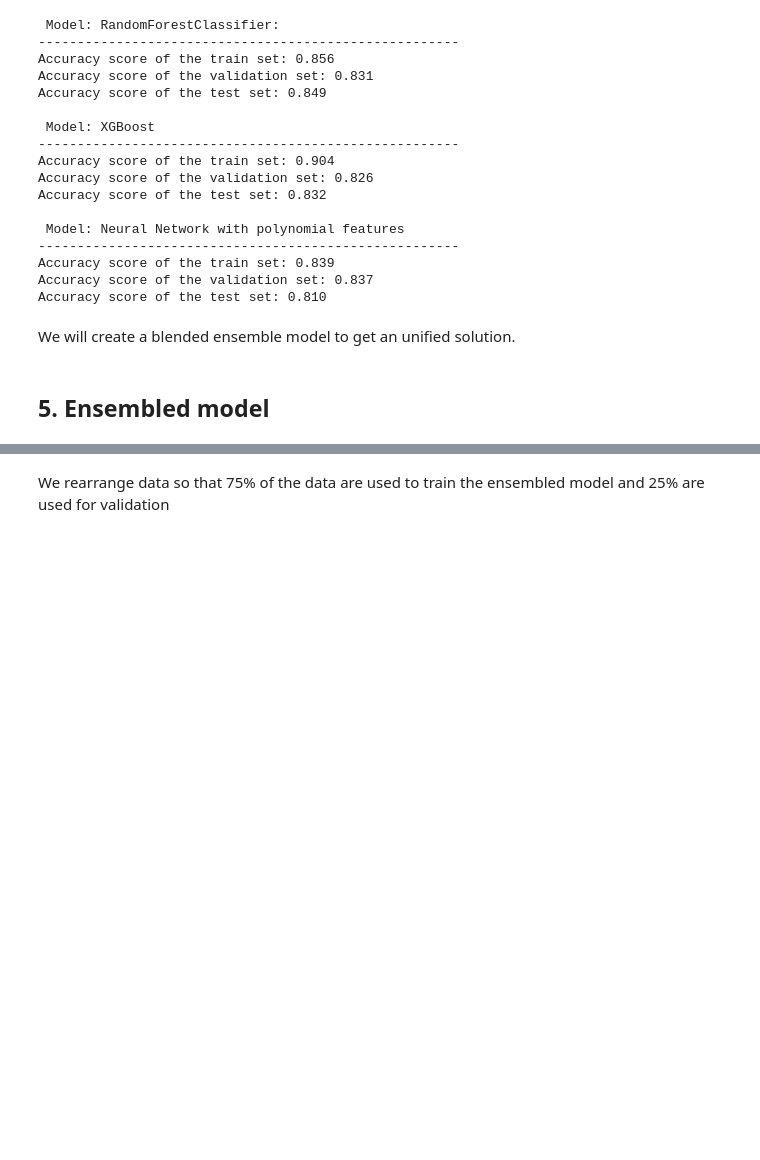
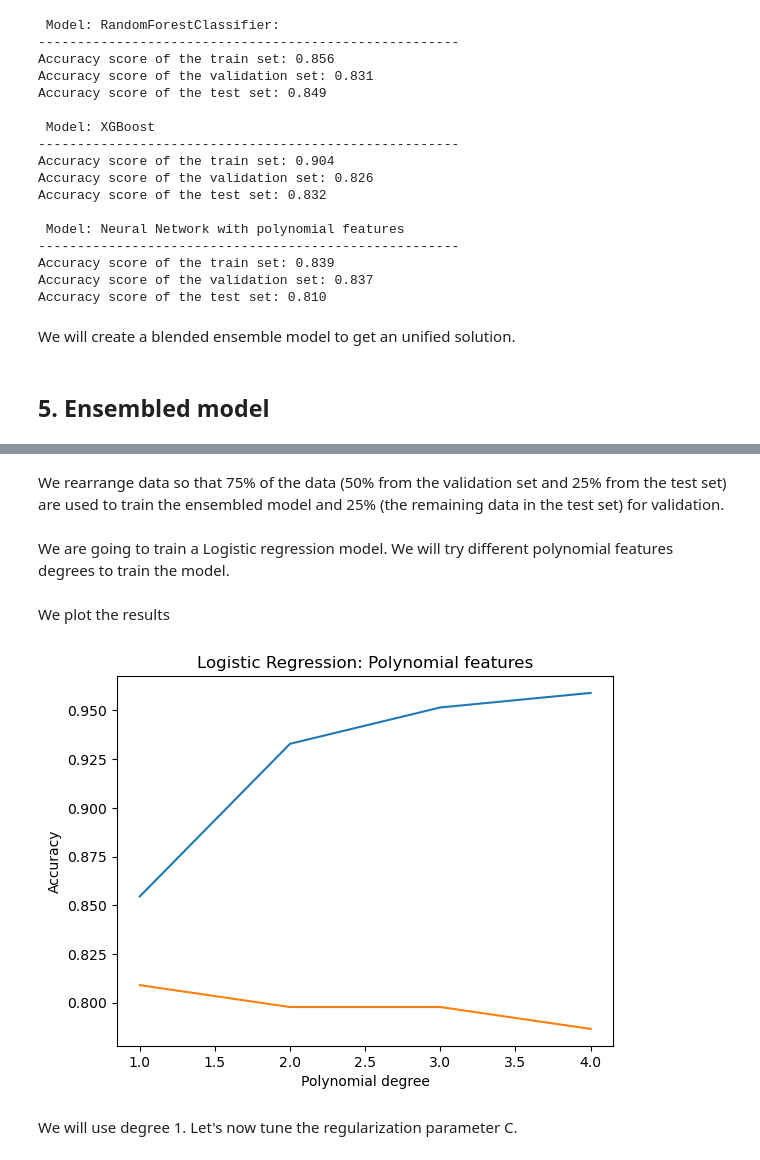
Before and after one commit to Andresmfs/Binary-classification-ML-models-Titanic-survivals, a Jupyter notebook: titanic.ipynb, the cells around one changed output, grey strips where cells are left out. Cells and saved outputs as stored; diff of their text form; code cells hidden in the pictures; blank space fills up the shorter version.

```diff
--- a/titanic.ipynb
+++ b/titanic.ipynb
@@ -1124,7 +1288,56 @@ df_t = X_test.assign(y_pred_rdf = y_test_pred, y_pred_xgb = y_test_pred_xgb, y_p
 # %% [markdown]
-We rearrange data so that 75% of the data are used to train the ensembled model and 25% are used for validation
+We rearrange data so that 75% of the data (50% from the validation set and 25% from the test set) are used to train the ensembled model and 25% (the remaining data in the test set) for validation.
 # %%
-df_train_, df_val_ens, y_train_, y_val_ens = train_test_split(df_t, y_test, test_size=0.5, random_state=10)
+df_val_ens, df_train_, y_val_ens, y_train_ = train_test_split(df_t, y_test, test_size=0.5, random_state=45)
 
 df_train_ens = pd.concat([df_cv, df_train_], axis = 0 )
 y_train_ens = pd.concat([y_cv, y_train_], axis = 0)
+# %% [markdown]
+We are going to train a Logistic regression model. We will try different polynomial features degrees to train the model.
+# %%
+acc_train_ens = []
+acc_val_ens = []
+models_lr = []
+
+max_deg = 4
+
+for degree in range(1, max_deg + 1):
+
+    # Add polynomial features to the train set
+    poly = PolynomialFeatures(degree, include_bias=False)
+    df_train_mapped = poly.fit_transform(df_train_ens)
+
+    # Scale training features
+    scaler = StandardScaler()
+    df_train_mapped_scaled = scaler.fit_transform(df_train_mapped)
+
+    # Create the Logistic model
+    model_lr = LogisticRegression(C=1)
+    model_lr.fit(df_train_mapped_scaled, y_train_ens)
+    models_lr.append(model_lr)
+
+    # Prediction and score
+    y_cv_lr = model_lr.predict(df_train_mapped_scaled)
+    blended_cv_acc = accuracy_score(y_train_ens, y_cv_lr)
+    acc_train_ens.append(blended_cv_acc)
+
+    # Add polynomial features to the test set and scale features
+    poly = PolynomialFeatures(degree, include_bias=False)
+    df_val_mapped = poly.fit_transform(df_val_ens)
+    df_val_mapped_scaled = scaler.transform(df_val_mapped)
+
+    # score
+    blended_test_score = model_lr.score(df_val_mapped_scaled, y_val_ens)
+    acc_val_ens.append(blended_test_score)
+# %% [markdown]
+We plot the results
+# %%
+plt.plot(list(range(1, max_deg + 1)), acc_train_ens, label='Train')
+plt.plot(list(range(1, max_deg + 1)), acc_val_ens, label='Validation')
+plt.xlabel('Polynomial degree')
+plt.ylabel('Accuracy')
+plt.title('Logistic Regression: Polynomial features');
+# %% [output]
+[figure, added]
+# %% [markdown]
+We will use degree 1. Let's now tune the regularization parameter C.
```
Also changed, not shown: parts of 41 cells of this notebook.
